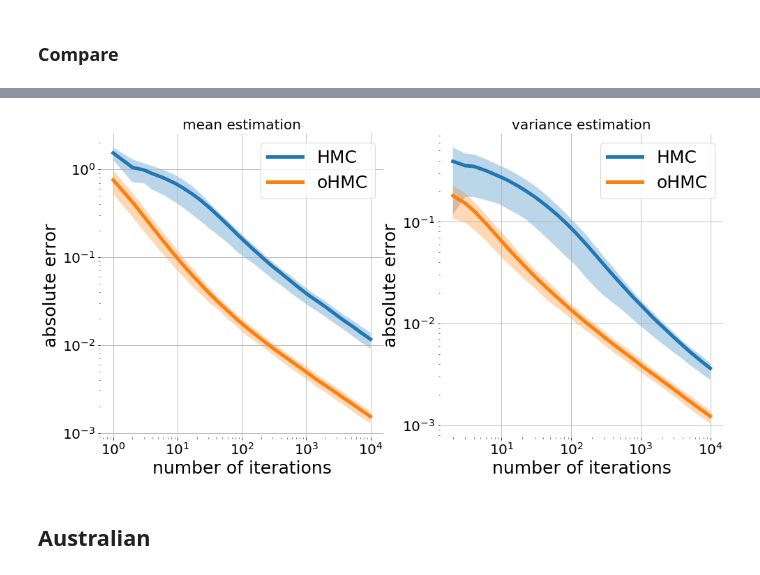
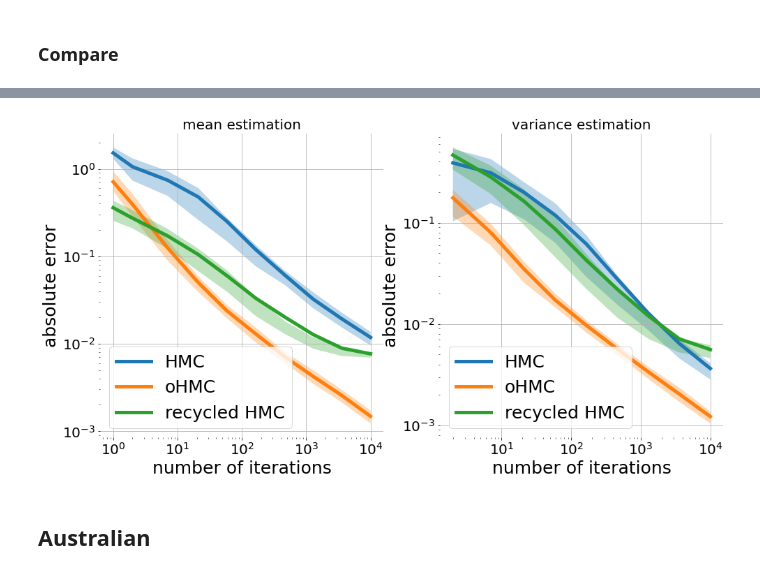
Before and after one commit to necludov/oMCMC, a Jupyter notebook: notebooks/HMC-cpu.ipynb, the cells around one changed output, grey strips where cells are left out. Cells and saved outputs as stored; diff of their text form; code cells hidden in the pictures.

Commit message:
recycling

```diff
--- a/notebooks/HMC.ipynb
+++ b/notebooks/HMC-cpu.ipynb
@@ -204,16 +210,17 @@ plt.savefig('oHMC_Ring.pdf', bbox_inches='tight')
 ## Heart
 # %%
 #preparing target
-device = torch.device('cuda')
+device = torch.device('cpu')
 target = distributions.Heart(device)
 
 #preparing kernels
 dim = target.mean().shape[0]
 step_size = 0.15
 n_steps = 10
-batch_size = 1000
+batch_size = 100
 kernel, init_generator = oMCMC.HMC(target, dim, step_size, n_steps, device)
 okernel, init_generator = oMCMC.oHMC(target, dim, step_size, n_steps, device)
+rkernel, init_generator = oMCMC.recycled_HMC(target, dim, step_size, n_steps, device)
 # %% [markdown]
 ### Check
 # %%
@@ -226,8 +233,11 @@ print(acceptance_rate)
 # %% [markdown]
 ### Compare
 # %%
-n_iterations = np.unique(np.logspace(0,4,30, dtype=int))
+%%time
+n_iterations = np.unique(np.logspace(0,4,10, dtype=int))
+errors_o, errors_std_o, AR_o = evaluate_kernel(okernel, init_generator, init_x, batch_size,
+                                               n_iterations, target.mean(), target.std(), device)
 errors, errors_std, AR = evaluate_kernel(kernel, init_generator, init_x, batch_size,
                                          n_iterations, target.mean(), target.std(), device)
-errors_o, errors_std_o, AR_o = evaluate_kernel(okernel, init_generator, init_x, batch_size,
+errors_r, errors_std_r, AR_r = evaluate_kernel(rkernel, init_generator, init_x, batch_size,
                                                n_iterations, target.mean(), target.std(), device)
@@ -234,22 +247,24 @@ errors_o, errors_std_o, AR_o = evaluate_kernel(okernel, init_generator, init_x,
 # %%
 figsize(16,8)
 plt.subplot(1,2,1)
 plt.title('mean estimation', fontsize=20)
 plot_errors(errors, n_iterations, 'HMC')
 plot_errors(errors_o, n_iterations, 'oHMC')
+plot_errors(errors_r, n_iterations, 'recycled HMC')
 plt.box(False)
 plt.legend(fontsize=25)
 plt.grid()
 plt.subplot(1,2,2)
 plt.title('variance estimation', fontsize=20)
 plot_errors(errors_std[:,1:], n_iterations[1:], 'HMC')
 plot_errors(errors_std_o[:,1:], n_iterations[1:], 'oHMC')
+plot_errors(errors_std_r[:,1:], n_iterations[1:], 'recycled HMC')
 plt.box(False)
 plt.legend(fontsize=25)
 plt.grid()
-plt.savefig('oHMC_Heart.pdf', bbox_inches='tight')
+plt.savefig('oHMC_Heart_with_recycling.pdf', bbox_inches='tight')
 # %% [output]
-[figure, old version]
+[figure, new version]
 # %% [markdown]
 ## Australian
 # %%
```
Also changed, not shown: parts of 8 cells of this notebook, 1 other file.
